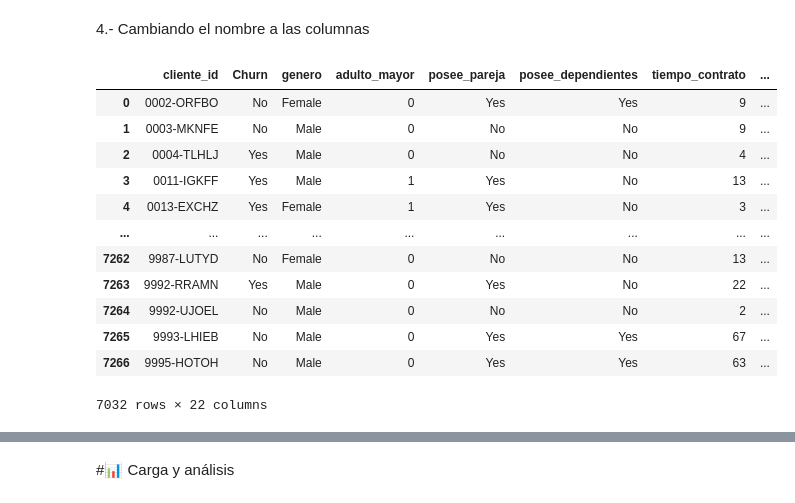
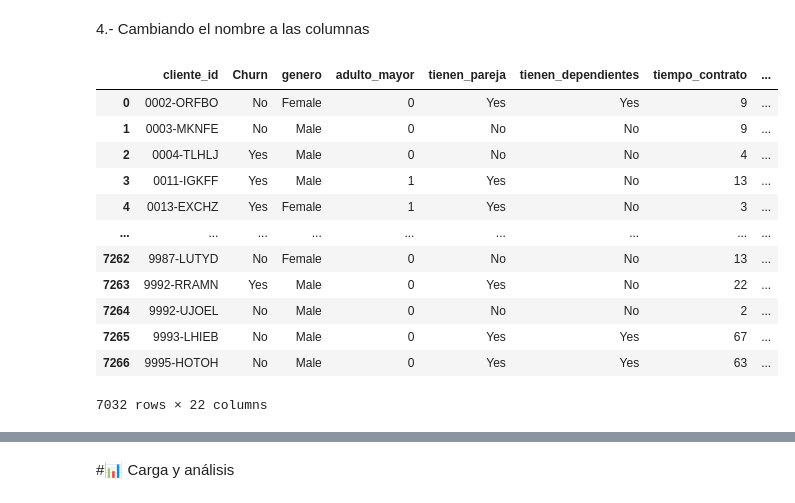
Before and after one commit to rociocelestial/Challenge2-Data-Science, a Jupyter notebook: TelecomX_LATAM.ipynb, the cells around one changed output, grey strips where cells are left out. Cells and saved outputs as stored; diff of their text form; code cells hidden in the pictures.

```diff
--- a/TelecomX_LATAM.ipynb
+++ b/TelecomX_LATAM.ipynb
@@ -227,31 +227,31 @@ df
 # %%
 columnas = {                                                        # Diccionario con los nuevos nombres de las columnas.
     'customerID': 'cliente_id',
     'customer.gender': 'genero',
     'customer.SeniorCitizen': 'adulto_mayor',
-    'customer.Partner': 'posee_pareja',
-    'customer.Dependents': 'posee_dependientes',
+    'customer.Partner': 'tienen_pareja',
+    'customer.Dependents': 'tienen_dependientes',
     'customer.tenure': 'tiempo_contrato',
     'phone.PhoneService': 'servicio_telefono',
     'phone.MultipleLines': 'multiples_lineas',
     'internet.InternetService': 'tipo_internet',
     'internet.OnlineSecurity': 'seguridad_online',
     'internet.OnlineBackup': 'backup_online',
     'internet.DeviceProtection': 'proteccion_dispositivo',
     'internet.TechSupport': 'soporte_tecnico',
     'internet.StreamingTV': 'streaming_tv',
     'internet.StreamingMovies': 'streaming_peliculas',
     'account.Contract': 'tipo_contrato',
     'account.PaperlessBilling': 'factura_digital',
     'account.PaymentMethod': 'metodo_pago',
     'account.Charges.Monthly': 'cargo_mensual',
     'account.Charges.Total': 'cargo_total'
 }
 
 df = df.rename(columns = columnas)
 df
 # %% [output]
-|  | cliente_id | Churn | genero | adulto_mayor | posee_pareja | posee_dependientes | tiempo_contrato | ... |
+|  | cliente_id | Churn | genero | adulto_mayor | tienen_pareja | tienen_dependientes | tiempo_contrato | ... |
 | 0 | 0002-ORFBO | No | Female | 0 | Yes | Yes | 9 | ... |
 | 1 | 0003-MKNFE | No | Male | 0 | No | No | 9 | ... |
 | 2 | 0004-TLHLJ | Yes | Male | 0 | No | No | 4 | ... |
```
Also changed, not shown: parts of 22 cells of this notebook.
